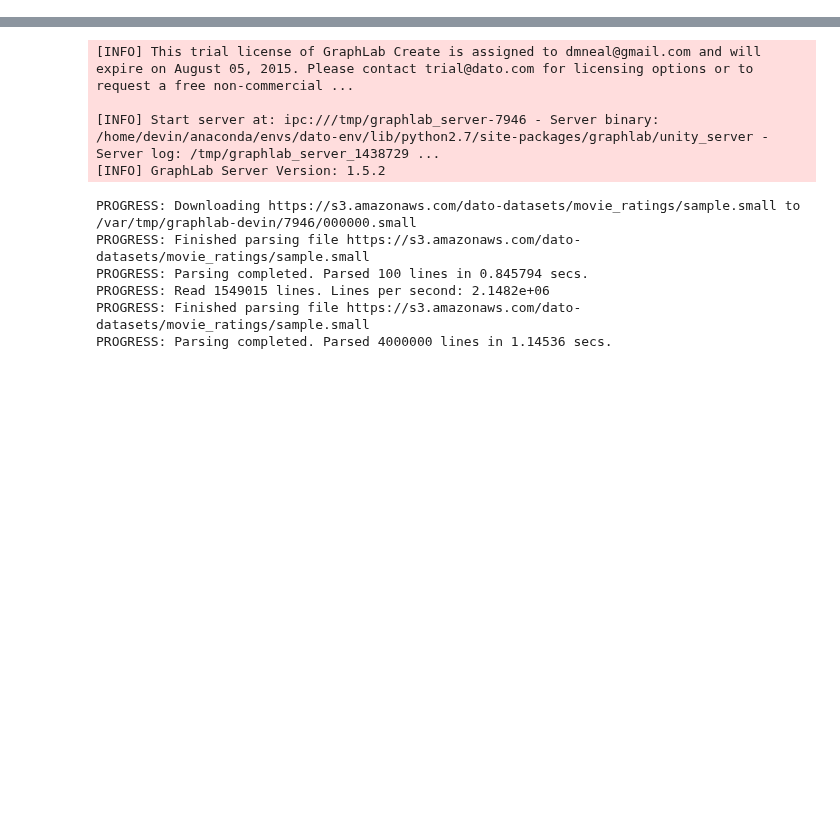
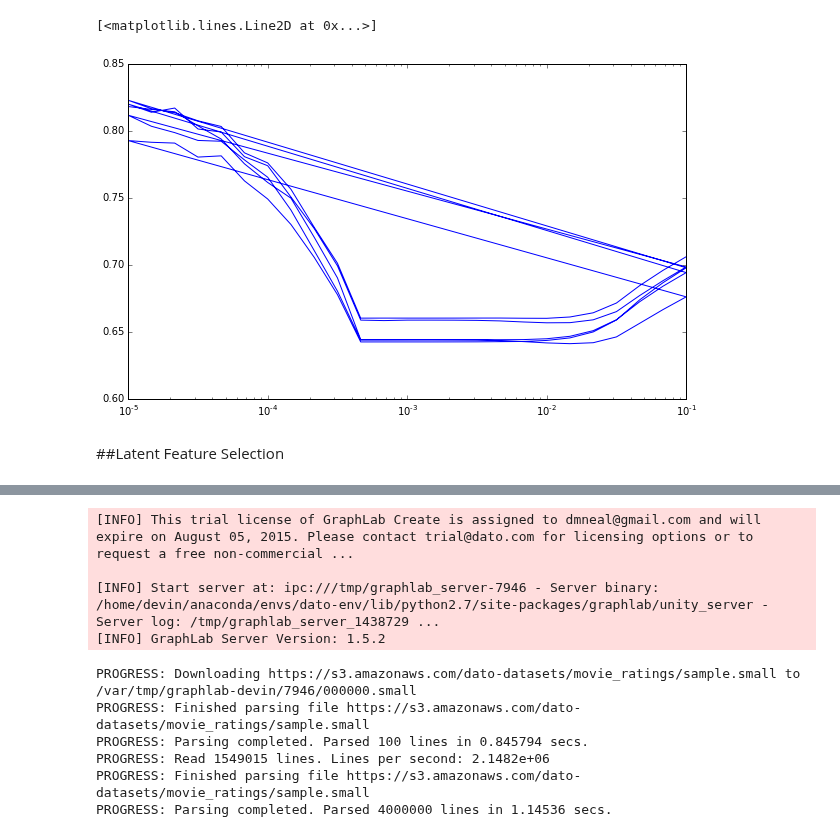
Before and after one commit to dmneal/Capstone, a Jupyter notebook: Graphlab.ipynb, the cells around one changed output, grey strips where cells are left out. Cells and saved outputs as stored; diff of their text form; code cells hidden in the pictures; blank space fills up the shorter version.

```diff
--- a/Graphlab.ipynb
+++ b/Graphlab.ipynb
@@ -4,0 +10,5 @@ import matplotlib.pyplot as plt
+# %%
+data_set = 'rebel10'
+df_data = pd.read_csv(data_set+'.csv')
+sf_data = gl.SFrame(df_data)
+sf_data
@@ -4,0 +32,14 @@ import matplotlib.pyplot as plt
+# %%
+n=2
+regularization_vals = np.logspace(-1,-5,5)
+print regularization_vals
+mse_scores = []
+for i in range(n):
+    (train_set, test_set) = sf_data.random_split(0.8)
+    models = [gl.factorization_recommender.create(train_set, 'User', 'Climb', 'rating',
+                                                  max_iterations=500000, num_factors=5,
+                                                  regularization=r,
+                                                  verbose=False)
+              for r in regularization_vals]
+    mse_scores += [gl.evaluation.rmse(test_set['rating'], mod.predict(test_set))
+                  for mod in models]
@@ -4,0 +52,8 @@ import matplotlib.pyplot as plt
+# %%
+fig, ax = plt.subplots(1, figsize=(10, 6))
+ax.semilogx(list(regularization_vals)*n,mse_scores)
+# %% [output]
+[<matplotlib.lines.Line2D at 0x...>]
+[figure, added]
+# %% [markdown]
+##Latent Feature Selection
```
Also changed, not shown: parts of 34 cells of this notebook, 4 other files.
